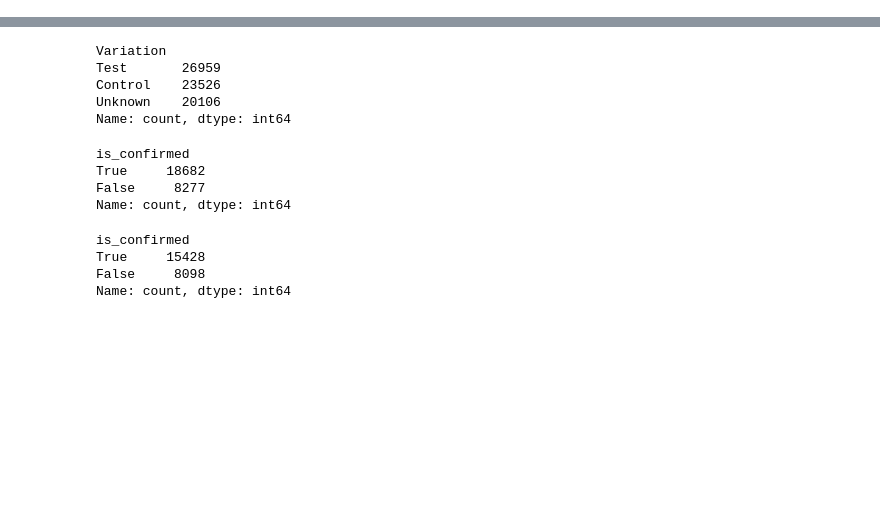
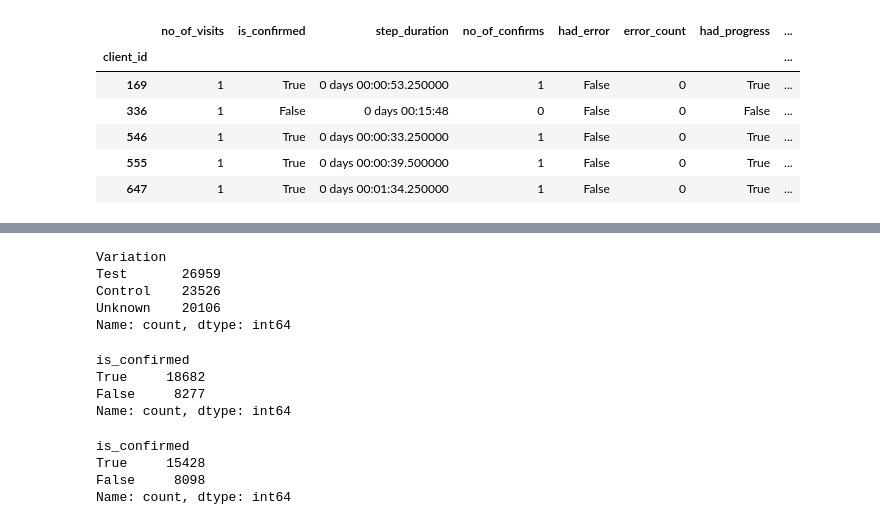
Before and after one commit to PierreMn/week_eda_project, a Jupyter notebook: PROJECT_EDA.ipynb, the cells around one changed output, grey strips where cells are left out. Drawn from its saved outputs; the diff is of its cells as text; code cells hidden in the pictures; blank space fills up the shorter version.

```diff
--- a/PROJECT_EDA.ipynb
+++ b/PROJECT_EDA.ipynb
@@ -69,6 +70,15 @@ dfs =[df_client_visits, clients_who_confirmed, df_avg_step_durations, df_client_
 web_data_summary = data_summary(dfs)
 # %%
 # df_avg_step_durations
+web_data_summary.head()
+# %% [output]
+|  | no_of_visits | is_confirmed | step_duration | no_of_confirms | had_error | error_count | had_progress | ... |
+| client_id |  |  |  |  |  |  |  | ... |
+| 169 | 1 | True | 0 days 00:00:53.250000 | 1 | False | 0 | True | ... |
+| 336 | 1 | False | 0 days 00:15:48 | 0 | False | 0 | False | ... |
+| 546 | 1 | True | 0 days 00:00:33.250000 | 1 | False | 0 | True | ... |
+| 555 | 1 | True | 0 days 00:00:39.500000 | 1 | False | 0 | True | ... |
+| 647 | 1 | True | 0 days 00:01:34.250000 | 1 | False | 0 | True | ... |
 # %%
 # clients_who_confirmed
 # %%
```
Also changed, not shown: parts of 3 cells of this notebook, 3 other files.
